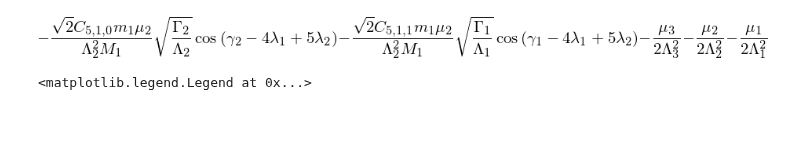
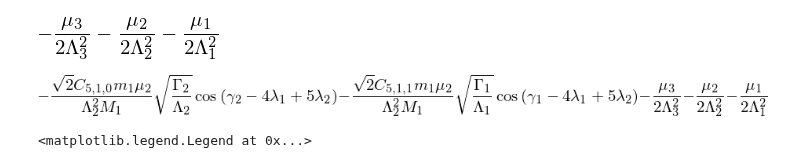
Before and after one commit to shadden/celmech, a Jupyter notebook: HamiltonianPoincare.ipynb, the cells around one changed output. Cells and saved outputs as stored; diff of their text form; code cells hidden in the pictures; blank space fills up the shorter version.

```diff
--- a/HamiltonianPoincare.ipynb
+++ b/HamiltonianPoincare.ipynb
@@ -26,6 +26,10 @@ sim = make_sim(j,k)
 # %%
 Hsim = HamiltonianPoincare()
 Hsim.initialize_from_sim(sim)
+# %%
+Hsim.H
+# %% [output]
+[figure, added]
 # %%
 Hsim.add_all_resonance_subterms(1,2,j,k)
 # %%
```
Also changed, not shown: parts of 2 cells of this notebook, 3 other files.
